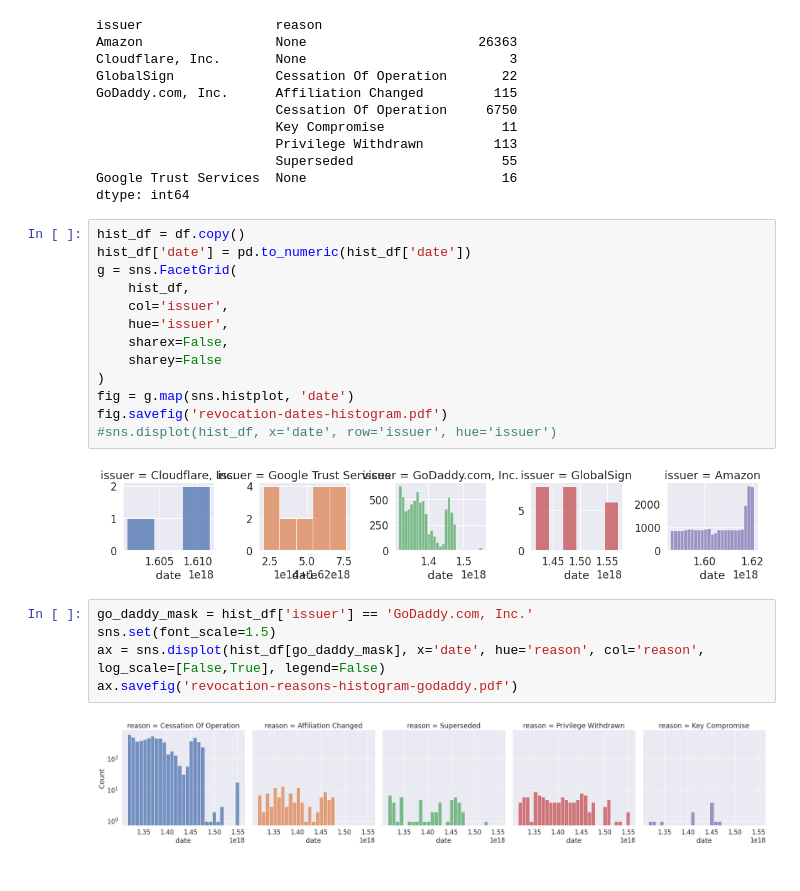
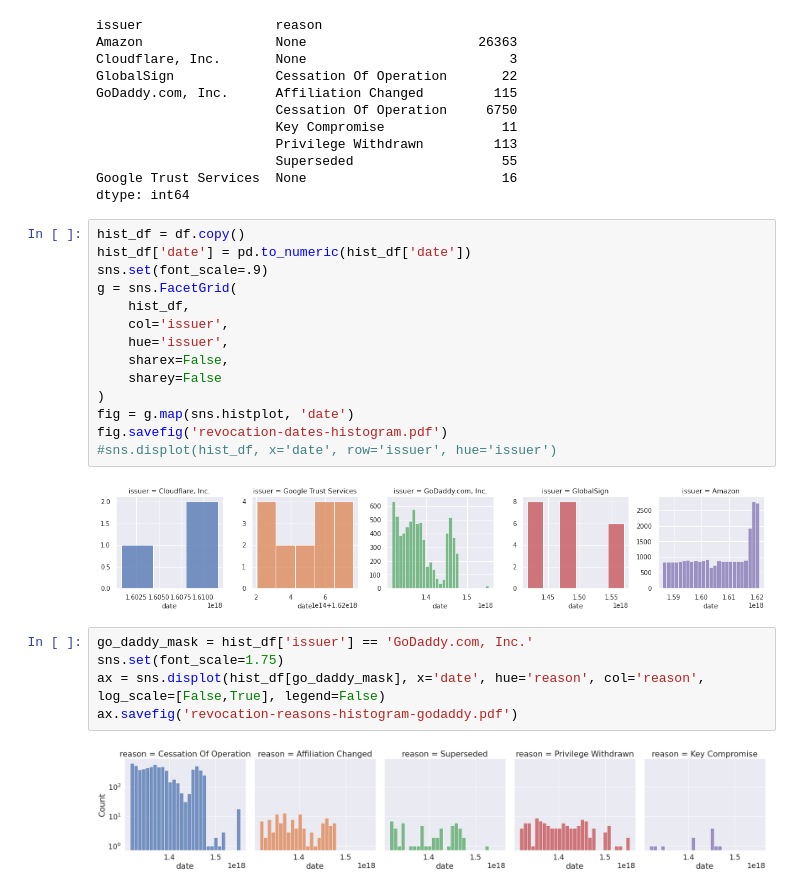
Before and after one commit to joy-kitson/crl-analysis, a Jupyter notebook: plot-crls.ipynb, the cells around one changed output. Saved outputs shown, nothing was run; the diff lists cells and outputs as text.

```diff
--- a/plot-crls.ipynb
+++ b/plot-crls.ipynb
@@ -63,22 +63,23 @@ dtype: int64
 # %%
 hist_df = df.copy()
 hist_df['date'] = pd.to_numeric(hist_df['date'])
+sns.set(font_scale=.9)
 g = sns.FacetGrid(
     hist_df,
     col='issuer',
     hue='issuer',
     sharex=False,
     sharey=False
 )
 fig = g.map(sns.histplot, 'date')
 fig.savefig('revocation-dates-histogram.pdf')
 #sns.displot(hist_df, x='date', row='issuer', hue='issuer')
 # %% [output]
-[figure, old version]
+[figure, new version]
 # %%
 go_daddy_mask = hist_df['issuer'] == 'GoDaddy.com, Inc.'
-sns.set(font_scale=1.5)
+sns.set(font_scale=1.75)
 ax = sns.displot(hist_df[go_daddy_mask], x='date', hue='reason', col='reason', log_scale=[False,True], legend=False)
 ax.savefig('revocation-reasons-histogram-godaddy.pdf')
 # %% [output]
-[figure, old version]
+[figure, new version]
```
